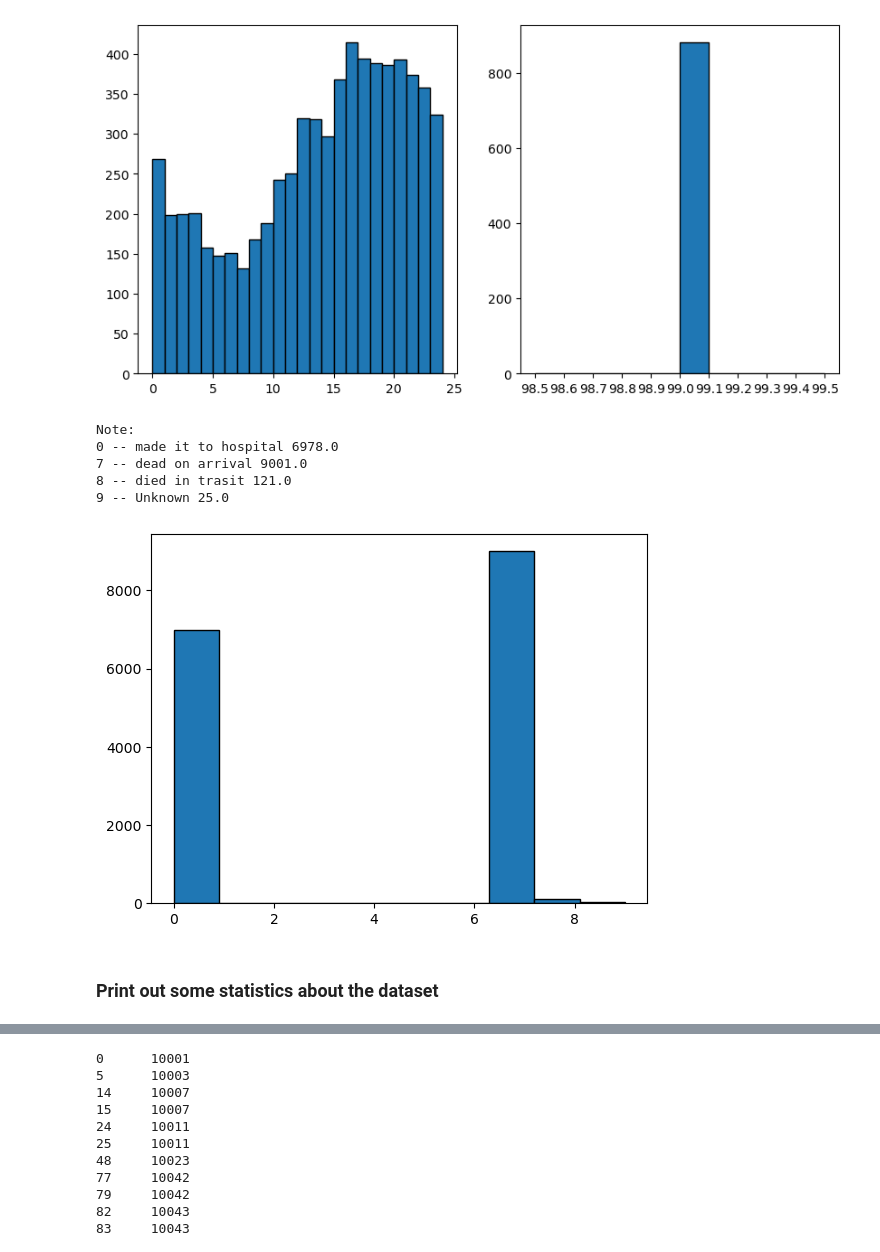
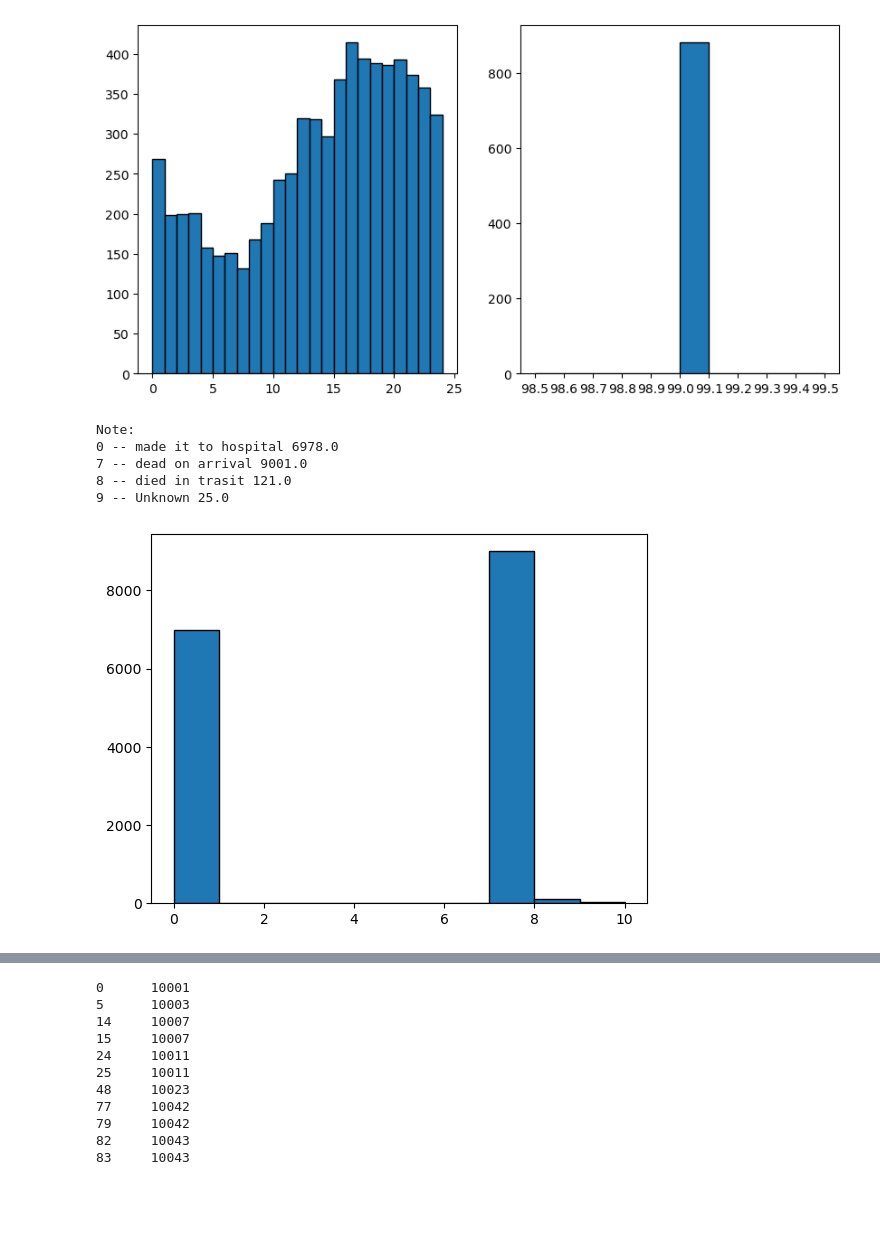
Before and after one commit to braxtonhaynie/IE565_applied_data_science, a Jupyter notebook: parse_data.ipynb, the cells around one changed output, grey strips where cells are left out. Cells and saved outputs as stored; diff of their text form; code cells hidden in the pictures; blank space fills up the shorter version.

Commit message:
added more graphs for analysis

```diff
--- a/parse_data.ipynb
+++ b/parse_data.ipynb
@@ -101,15 +103,13 @@ ax[1].set_xticks(bins);
 [figure]
 # %%
 # graph of Dead on Arrival
-arr = plt.hist(df['DOA'], 10,edgecolor="black")
+arr = plt.hist(df['DOA'], range(0,11),edgecolor="black")
 arr = arr[0]
 print('Note:\n0 -- made it to hospital', arr[0], '\n7 -- dead on arrival', arr[7], '\n8 -- died in trasit', arr[8], '\n9 -- Unknown', arr[9])
 # %% [output]
 Note:
 0 -- made it to hospital 6978.0
 7 -- dead on arrival 9001.0
 8 -- died in trasit 121.0
 9 -- Unknown 25.0
-[figure, old version]
+[figure, new version]
-# %% [markdown]
-### Print out some statistics about the dataset
```
Also changed, not shown: parts of 8 cells of this notebook.
